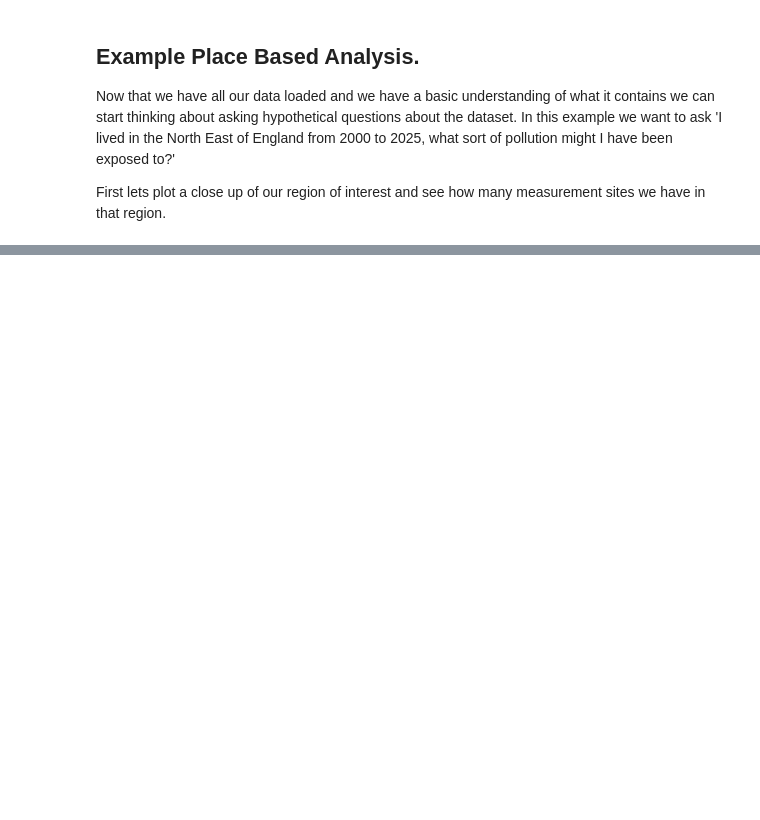
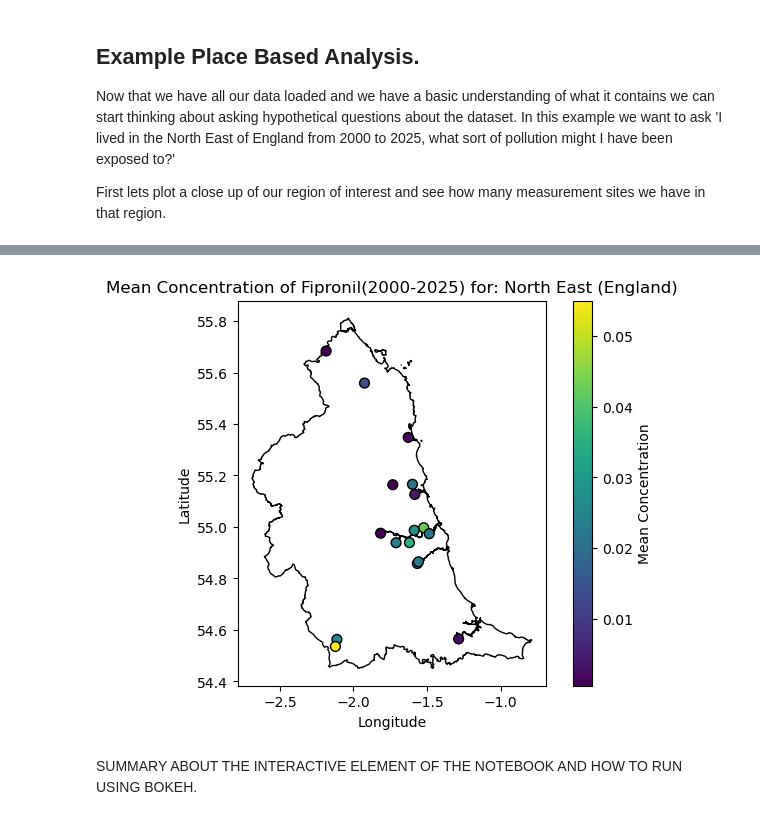
Before and after one commit to NERC-CEH/ds-toolbox-notebook-EEX-placebased-exposure, a Jupyter notebook: EEX-placebased-exposure.ipynb, the cells around one changed output, grey strips where cells are left out. Cells and saved outputs as stored; diff of their text form; code cells hidden in the pictures; blank space fills up the shorter version.

```diff
--- a/EEX-placebased-exposure.ipynb
+++ b/EEX-placebased-exposure.ipynb
@@ -364,3 +443,9 @@ plot_chem_sites([0], 'no2')
+# %%
+plot_chem_sites([0], 'Fipronil')
+# %% [output]
+[figure, added]
+# %% [markdown]
+SUMMARY ABOUT THE INTERACTIVE ELEMENT OF THE NOTEBOOK AND HOW TO RUN USING BOKEH.
 # %%
 #Only run this cell if in a panel app.
 if pn.state.served == True:
```
Also changed, not shown: parts of 16 cells of this notebook.
